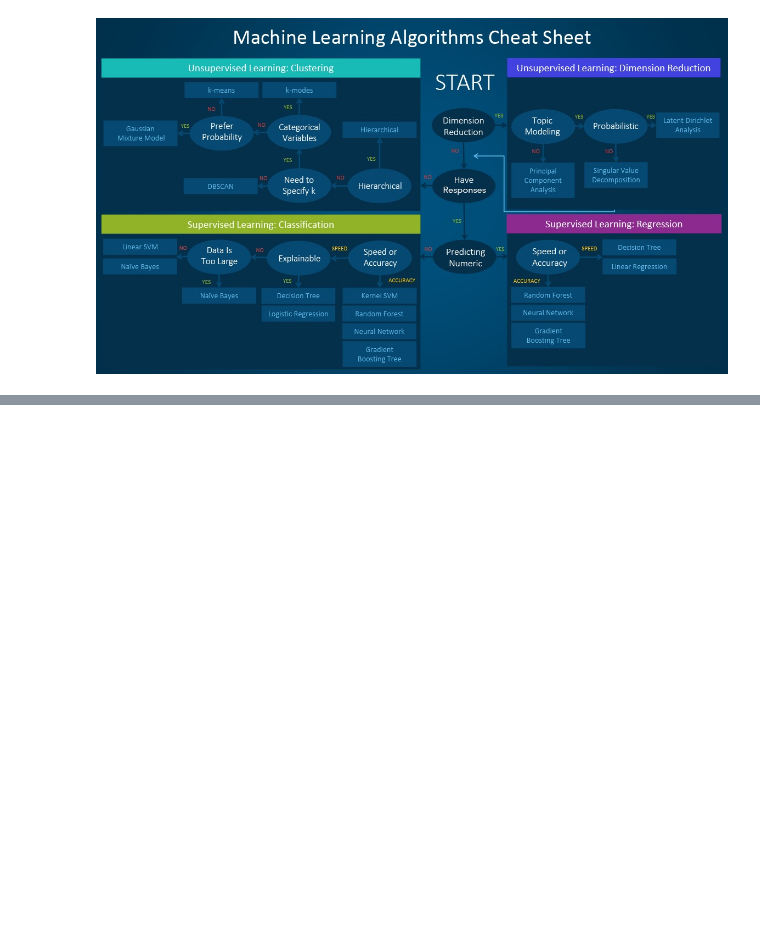
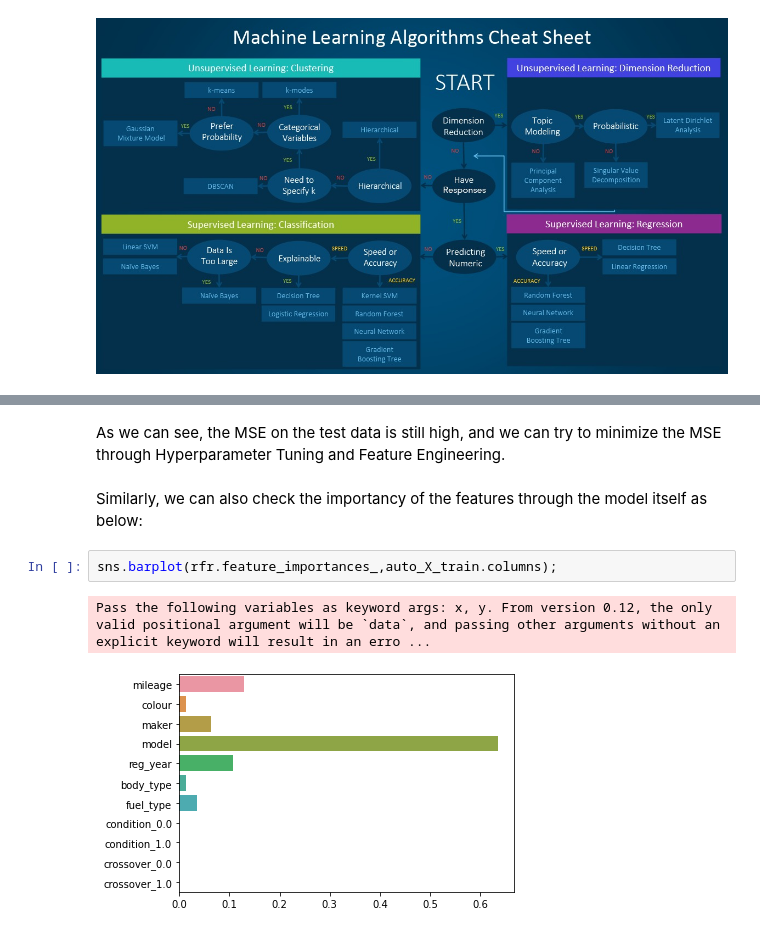
Before and after one commit to Balenm/AutoTrader, a Jupyter notebook: AutoTrader_Prediction_Model.ipynb, the cells around one changed output, grey strips where cells are left out. Drawn from its saved outputs; the diff is of its cells as text; blank space fills up the shorter version.

```diff
--- a/AutoTrader_Prediction_Model.ipynb
+++ b/AutoTrader_Prediction_Model.ipynb
@@ -97,0 +147,9 @@ shap.summary_plot(shap_values, test_500_sample)
+# %% [markdown]
+As we can see, the MSE on the test data is still high, and we can try to minimize the MSE through Hyperparameter Tuning and Feature Engineering.
+# %% [markdown]
+Similarly, we can also check the importancy of the features through the model itself as below:
+# %%
+sns.barplot(rfr.feature_importances_,auto_X_train.columns);
+# %% [output]
+Pass the following variables as keyword args: x, y. From version 0.12, the only valid positional argument will be `data`, and passing other arguments without an explicit keyword will result in an erro ...
+[figure, added]
```
Also changed, not shown: parts of 24 cells of this notebook.
